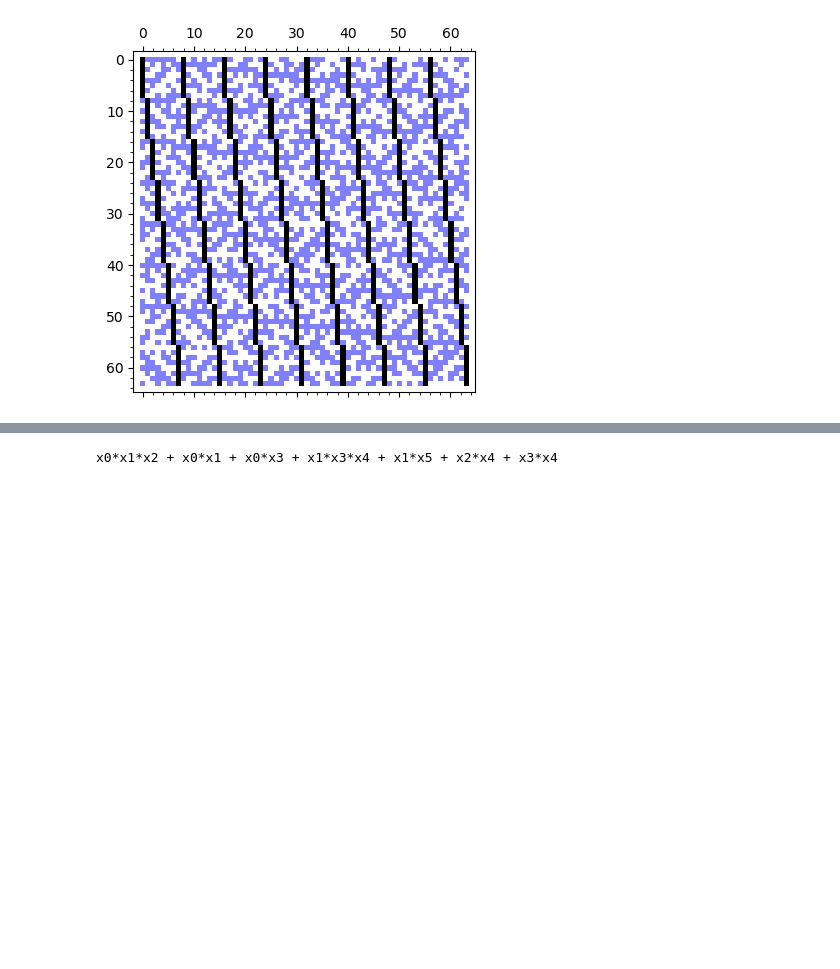
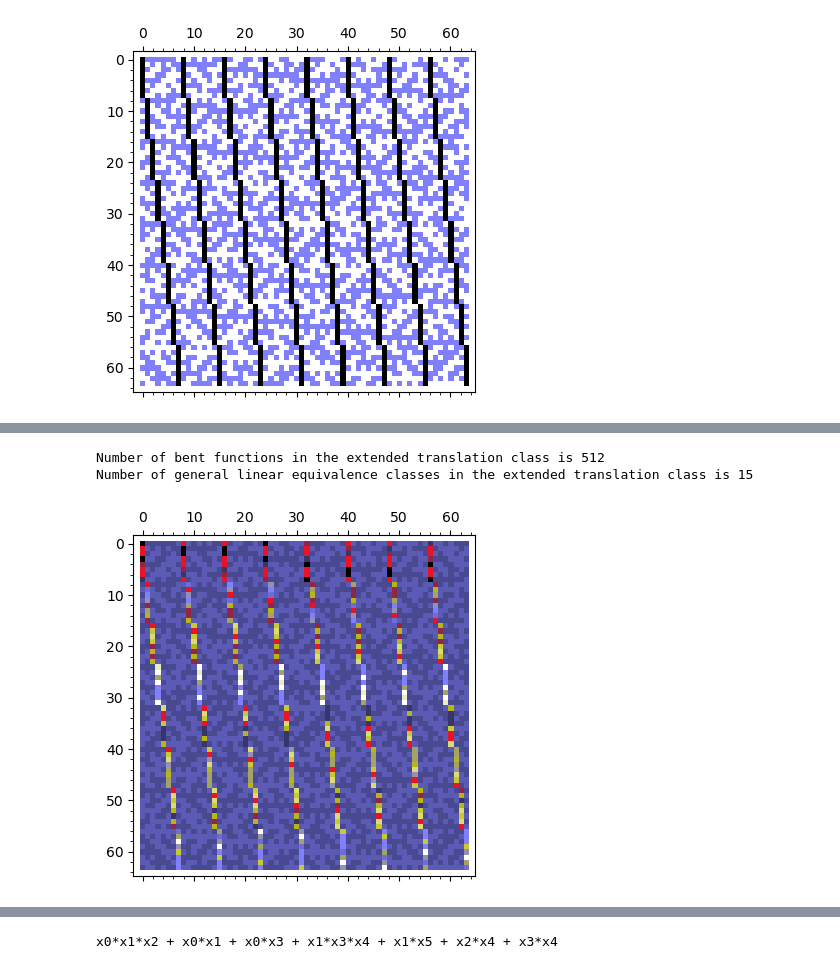
Before and after one commit to penguian/Boolean-Cayley-graphs, a Jupyter notebook: sage-code/cayley_graphs_boolean_dimension_6.ipynb, the cells around one changed output, grey strips where cells are left out. Saved outputs shown, nothing was run; the diff lists cells and outputs as text; code cells hidden in the pictures; blank space fills up the shorter version.

```diff
--- a/sage-code/cayley_graphs_boolean_dimension_6.ipynb
+++ b/sage-code/cayley_graphs_boolean_dimension_6.ipynb
@@ -135,0 +198,5 @@ matrix_plot(c[2].bent_cayley_graph_index_matrix,cmap='gist_stern')
+# %%
+%%time
+
+bf = BentFunction(c[n].algebraic_normal_form)
+bf_etc = BooleanFunctionExtendedTranslateClassification.from_function(bf)
@@ -135,0 +224,12 @@ matrix_plot(c[2].bent_cayley_graph_index_matrix,cmap='gist_stern')
+# %%
+print("Number of bent functions in the extended translation class is",
+      len(bf_etc.boolean_function_list))
+print("Number of general linear equivalence classes in the extended translation class is",
+      len(bf_etc.general_linear_class_list))
+# %% [output]
+Number of bent functions in the extended translation class is 512
+Number of general linear equivalence classes in the extended translation class is 15
+# %%
+matrix_plot(bf_etc.general_linear_class_index_matrix, cmap='gist_stern')
+# %% [output]
+[figure, added]
```
Also changed, not shown: parts of 61 cells of this notebook, 3 other files.
